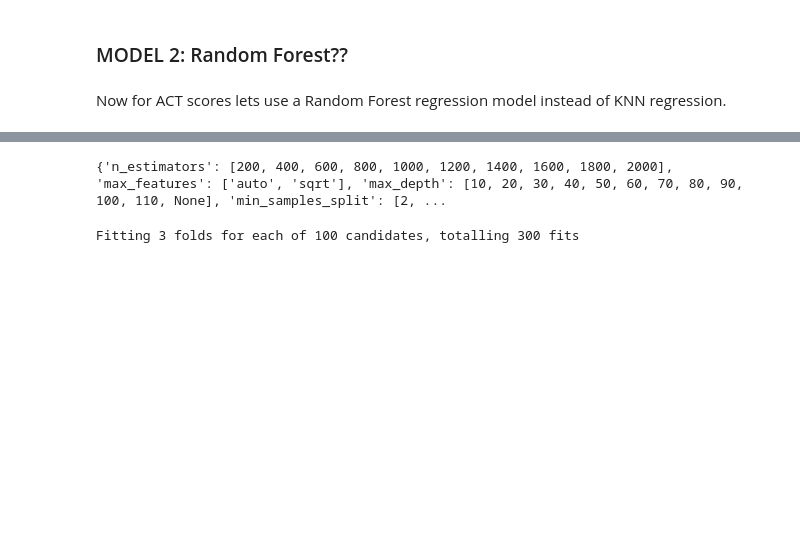
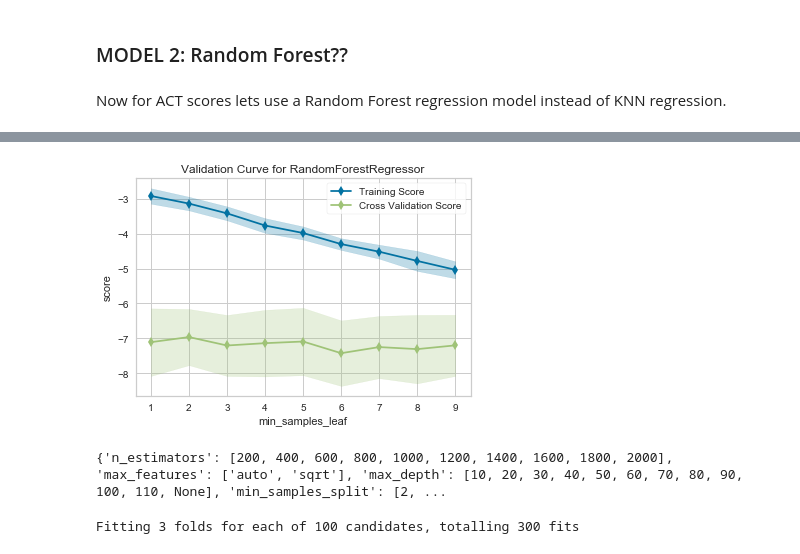
Before and after one commit to crkim13/7331DataMining, a Jupyter notebook: Lab2.ipynb, the cells around one changed output, grey strips where cells are left out. Saved outputs shown, nothing was run; the diff lists cells and outputs as text; code cells hidden in the pictures; blank space fills up the shorter version.

```diff
--- a/Lab2.ipynb
+++ b/Lab2.ipynb
@@ -856,3 +880,15 @@ SyntaxError: invalid syntax (<ipython-input-104-913b612ca75e>, line 5)
+# %%
+viz = ValidationCurve(
+    RandomForestRegressor(), param_name = 'min_samples_leaf',
+    param_range = np.arange(1, 10),
+    cv = cv_object, scoring = mae_scorer, n_jobs = -1,
+)
+
+# Fit and poof the visualizer
+viz.fit(X, y)
+viz.poof()
+# %% [output]
+[figure, added]
 # %%
 from sklearn.model_selection import RandomizedSearchCV
 
```
Also changed, not shown: parts of 13 cells of this notebook.
